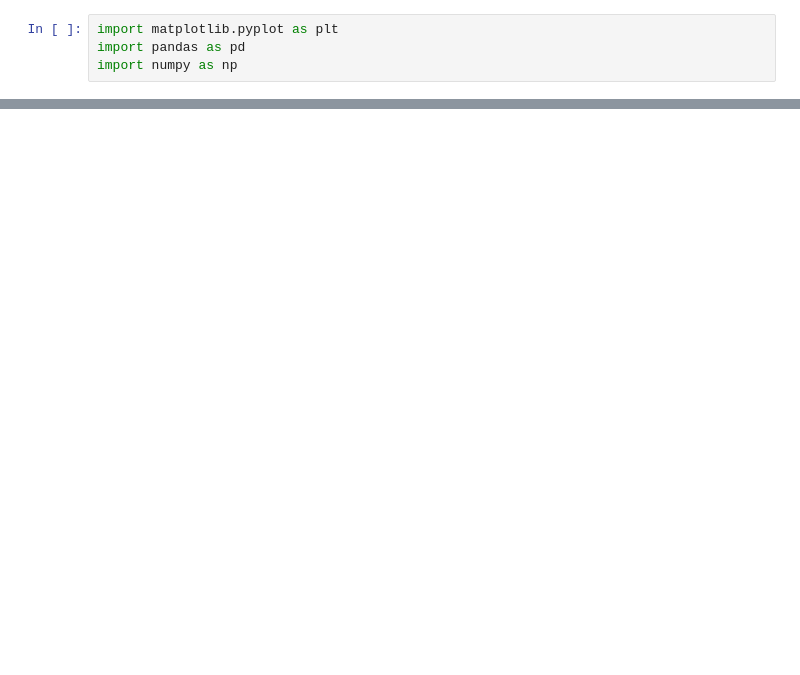
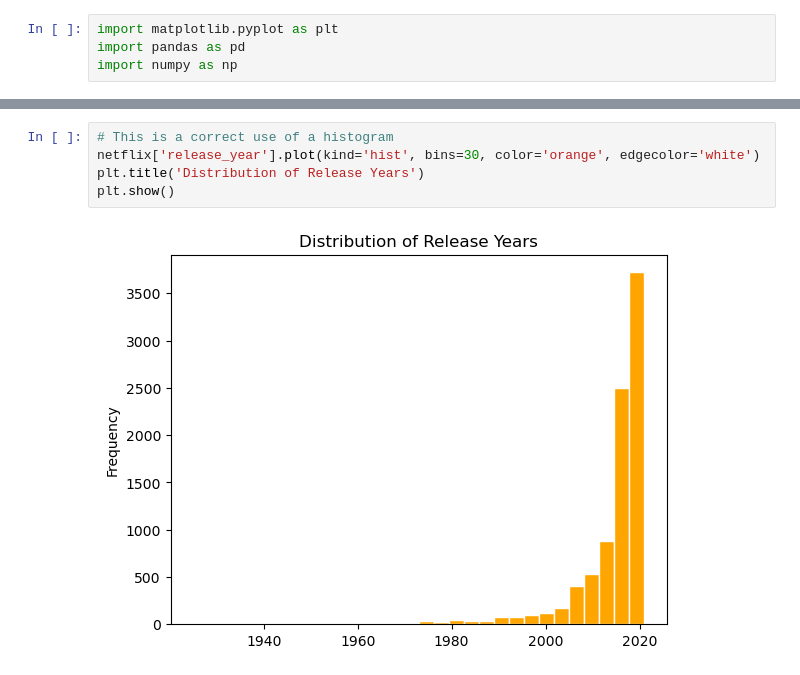
Before and after one commit to nandankaryash0-star/pandas_learning, a Jupyter notebook: Data Visualization.ipynb, the cells around one changed output, grey strips where cells are left out. Saved outputs shown, nothing was run; the diff lists cells and outputs as text; blank space fills up the shorter version.

```diff
--- a/Data Visualization.ipynb
+++ b/Data Visualization.ipynb
@@ -22,0 +58,7 @@ plt.show()
+# %%
+# This is a correct use of a histogram
+netflix['release_year'].plot(kind='hist', bins=30, color='orange', edgecolor='white')
+plt.title('Distribution of Release Years')
+plt.show()
+# %% [output]
+[figure, added]
```
Also changed, not shown: parts of 7 cells of this notebook, 1 other file.
